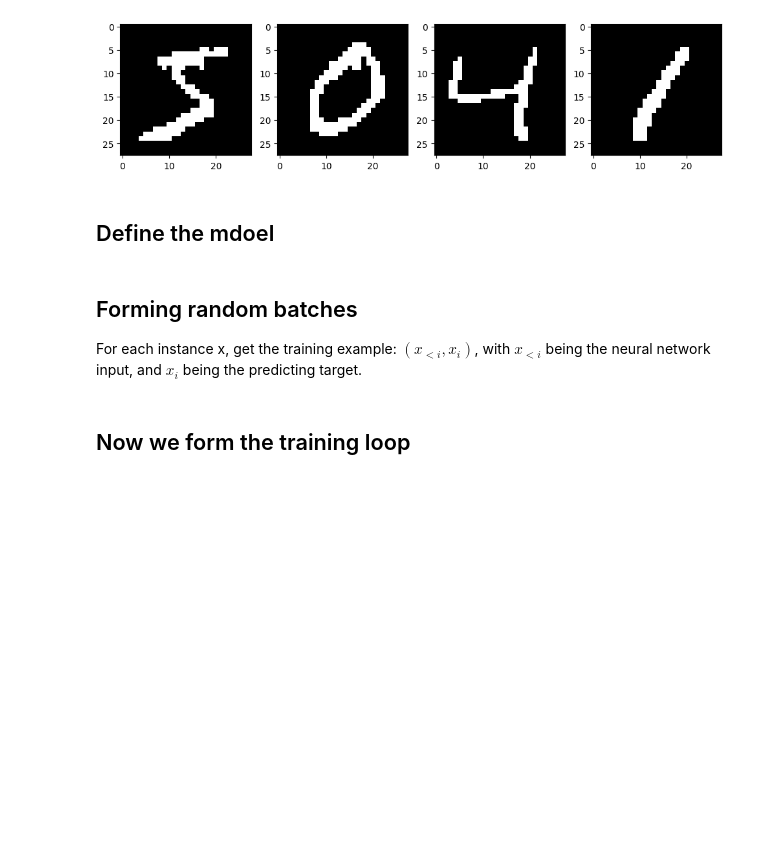
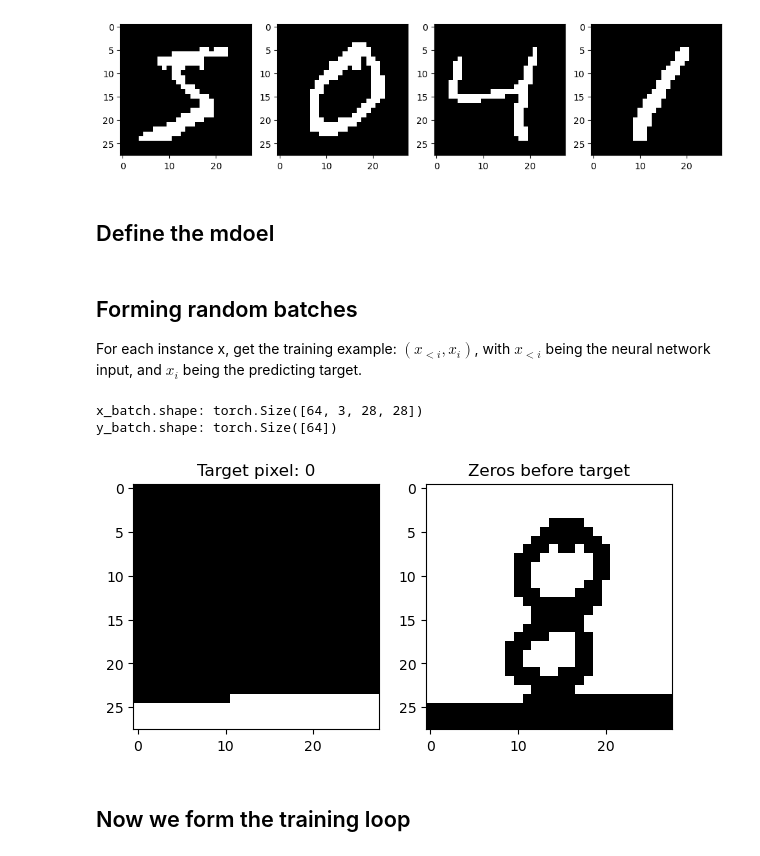
Before and after one commit to ethanharvey98/CS150-HW2, a Jupyter notebook: pixel_cnn_for_mnist.ipynb, the cells around one changed output. Saved outputs shown, nothing was run; the diff lists cells and outputs as text; code cells hidden in the pictures; blank space fills up the shorter version.

```diff
--- a/pixel_cnn_for_mnist.ipynb
+++ b/pixel_cnn_for_mnist.ipynb
@@ -97,7 +132,8 @@ def form_conditional_samples(x_batch):
     target_idx = torch.randint(low=0, high=N, size=(B,))
 
     # Initialize output tensor: [B, 3, H, W]
-    out = torch.zeros(B, 3, H, W, dtype=torch.float32)
+    #out = torch.zeros(B, 3, H, W, dtype=torch.float32)
+    out = torch.zeros(B, 3, N, dtype=torch.float32)
     target = torch.zeros(B, dtype=torch.float32)
 
     for i in range(B):
@@ -121,4 +157,6 @@ def form_conditional_samples(x_batch):
 
         target[i] = x_flat[i, idx]
 
+    out = out.view(B, 3, H, W)
+
     return out, target
@@ -127,2 +163,47 @@ def form_conditional_samples(x_batch):
+# %%
+# Now please generate the dataloader that load batches of training examples. Each batch should be converted using the function above.
+
+class ConditionalDataset(torch.utils.data.Dataset):
+    def __init__(self, images, transform=None):
+        self.images = images
+        self.transform = transform
+
+    def __len__(self):
+        return self.images.shape[0]
+
+    def __getitem__(self, idx):
+        return self.images[idx] if self.transform is None else self.transform(self.images[idx])
+
+def collate_conditional(batch):
+    x_batch = torch.stack(batch, dim=0)
+    out, target = form_conditional_samples(x_batch)
+    return out, target
+
+train_dataset = ConditionalDataset(train_images, lambda image: torch.from_numpy(image))
+test_dataset = ConditionalDataset(test_images, lambda image: torch.from_numpy(image))
+train_dataloader = torch.utils.data.DataLoader(train_dataset, batch_size=64, shuffle=True, collate_fn=collate_conditional)
+test_dataloader = torch.utils.data.DataLoader(test_dataset, batch_size=64, shuffle=True, collate_fn=collate_conditional)
+
+x_batch, y_batch = next(iter(train_dataloader))
+print(f"x_batch.shape: {x_batch.shape}")
+print(f"y_batch.shape: {y_batch.shape}")
+
+i = 0
+
+ncols, nrows = 2, 1
+fig, axs = plt.subplots(figsize=(3*ncols, 3*nrows), ncols=ncols, nrows=nrows)
+
+axs[0].imshow(x_batch[i,2].numpy(), cmap='gray')
+axs[0].set_title(f"Target pixel: {int(y_batch[i].item())}")
+
+axs[1].imshow(x_batch[i,0].numpy(), cmap='gray')
+axs[1].set_title("Zeros before target")
+
+fig.tight_layout()
+plt.show()
+# %% [output]
+x_batch.shape: torch.Size([64, 3, 28, 28])
+y_batch.shape: torch.Size([64])
+[figure, added]
 # %% [markdown]
 ## Now we form the training loop
```
Also changed, not shown: parts of 13 cells of this notebook, 1 other file.
